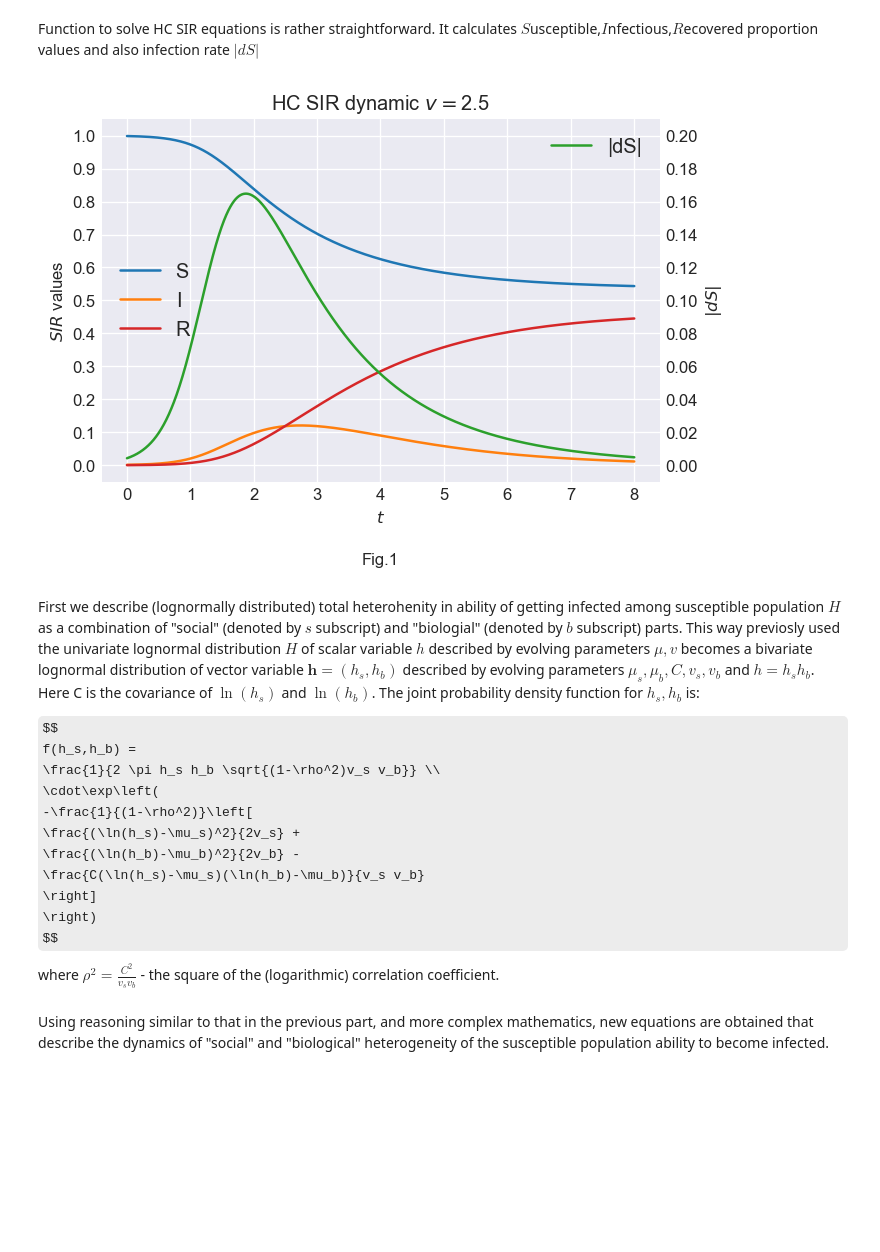
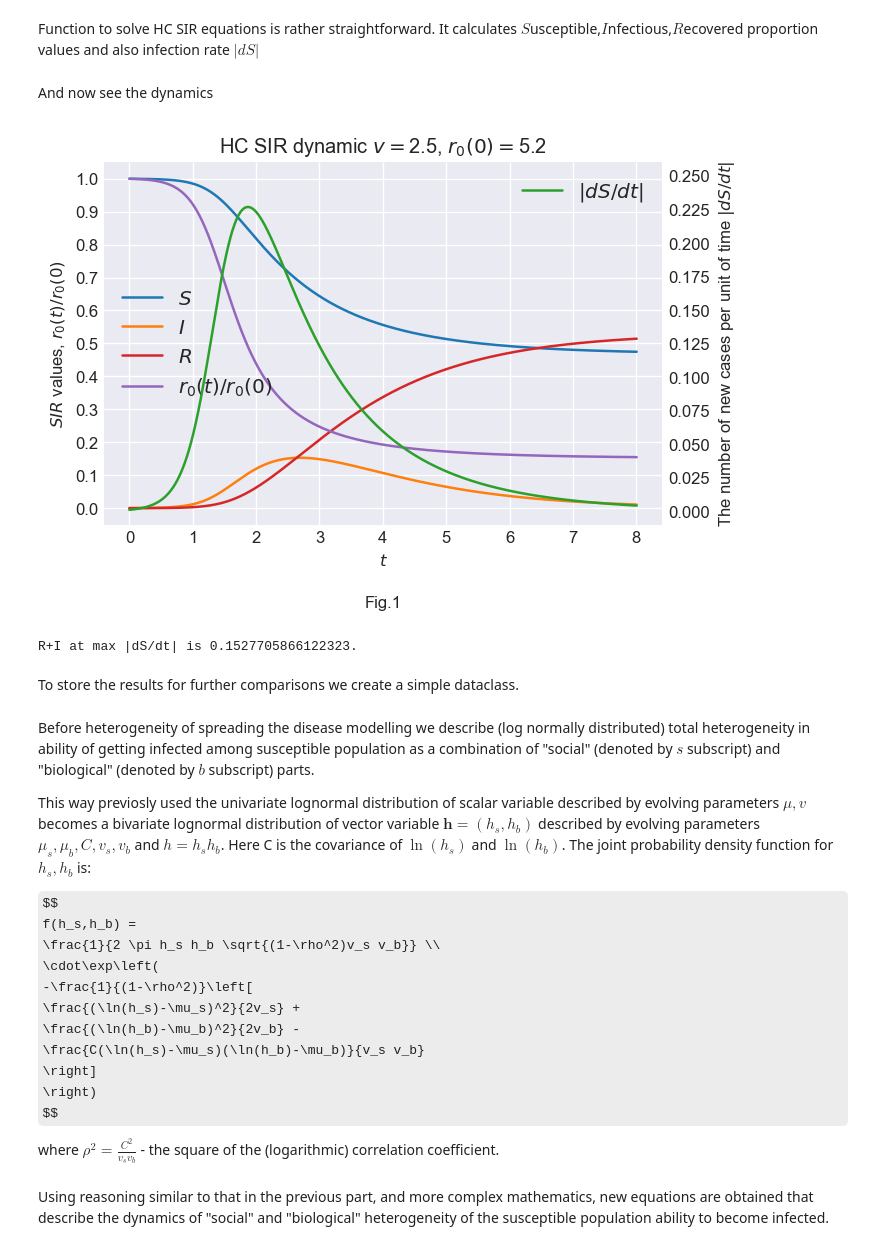
Before and after one commit to ivvaan/A-disease-spread-inhomogeneous-models, a Jupyter notebook: city_level_spread_dymamic/2_heterogeneity_in_spreading_the_disease.ipynb, the cells around one changed output. Saved outputs shown, nothing was run; the diff lists cells and outputs as text; code cells hidden in the pictures; some formulas as TeX source; blank space fills up the shorter version.

Commit message:
Heterogenity in spreading mostly done

```diff
--- a/city_level_spread_dymamic/2_heterogeneity_in_spreading_the_disease.ipynb
+++ b/city_level_spread_dymamic/2_heterogeneity_in_spreading_the_disease.ipynb
@@ -40,8 +40,12 @@ def M(mu,v):return np.exp(mu+0.5*v)
 # %% [markdown]
 Function to solve HC SIR equations is rather straightforward. It calculates $S$usceptible,$I$nfectious,$R$ecovered proportion values and also infection rate $|dS|$
 # %%
-def HC_SIR(r0,I0,v0):
-    α=r0/M(0.0,v0)
+def HC_SIR(r0_0,I0,v0):
+    '''
+    Heterogeneous in Catching
+    SIR model
+    '''
+    α=r0_0/M(0.0,v0)
 
     def ODE(y,t):
         S,I,mu,v=y
@@ -58,5 +62,7 @@ def HC_SIR(r0,I0,v0):
 
     sol = odeint(ODE,y0, m_t).T
     dS=-ODE(sol,m_t)[0]
-    S,I,R=sol[0],sol[1],1.0-sol[0]-sol[1]
-    return S,I,R,dS
+    S,I,mu,v=sol
+    R=1.0-S-I
+    r0norm=α*M(mu,v)/r0_0
+    return S,I,R,dS,r0norm
@@ -65,30 +69,34 @@ And now see the dynamics
+# %% [markdown]
+And now see the dynamics
 # %%
 v0=2.5
-r0=4.2
-I0=0.001
-S,I,R,dS= HC_SIR(r0,I0,v0)
+r0_0=5.2
+I0=0.0002
+S,I,R,dS,r0norm= HC_SIR(r0_0,I0,v0)
 
 fig, ax = plt.subplots(dpi=120)
-plt.plot(m_t, S, color='C0', label=f'S')
-plt.plot(m_t, I,color='C1', label=f'I')
-plt.plot(m_t, R,color='C3', label=f'R')
+plt.plot(m_t, S, color='C0', label=f'$S$')
+plt.plot(m_t, I,color='C1', label=f'$I$')
+plt.plot(m_t, R,color='C3', label=f'$R$')
+plt.plot(m_t, r0norm,color='C4', label=f'$r_0(t)/r_0(0)$')
 ax.set_ylim([-0.05,1.05])
 ax.yaxis.set_major_locator(ticker.MultipleLocator(0.1))
-ax.set_ylabel(f'$SIR$ values')
+ax.set_ylabel(f'$SIR$ values, $r_0(t)/r_0(0)$')
 plt.legend(loc='center left')
 plt.xlabel(f'$t$')
 ax2 = ax.twinx()
-plt.plot(m_t, dS, color='C2', label=f'|dS|')
-ax2.set_ylim([-0.01,0.21])
-ax2.yaxis.set_major_locator(ticker.MultipleLocator(0.02))
+plt.plot(m_t, dS, color='C2', label=f'$|dS/dt|$')
+ax2.set_ylim([-0.01,0.26])
+ax2.yaxis.set_major_locator(ticker.MultipleLocator(0.025))
 ax2.grid(False)
-ax2.set_ylabel(f'$|dS|$')
+ax2.set_ylabel(f'The number of new cases per unit of time $|dS/dt|$')
 plt.legend(loc='upper right')
-plt.title(f'HC SIR dynamic $v=${v0}')
+plt.title(f'HC SIR dynamic $v=${v0}, $r_0(0)=${r0_0}')
 ax.text(4,-.3, 'Fig.1', ha='center')
-
-
-
 plt.show()
+print(f'R+I at max |dS/dt| is {(R+I)[np.argmax(dS)]}.')
 # %% [output]
-[figure, old version]
+[figure, new version]
+R+I at max |dS/dt| is 0.1527705866122323.
+# %% [markdown]
+To store the results for further comparisons we create a simple dataclass.
@@ -95,5 +112,7 @@ plt.show()
 # %% [markdown]
-First we describe (lognormally distributed) total heterohenity in ability of getting infected among susceptible population $H$ as a combination of "social" (denoted by $s$ subscript) and "biologial" (denoted by $b$ subscript) parts. This way previosly used the univariate lognormal distribution $H$ of scalar variable $h$ described by evolving parameters $\mu,v$ becomes a bivariate lognormal distribution of vector variable $\mathbf{h}=(h_s,h_b)$ described by evolving parameters $\mu_s,\mu_b,C,v_s,v_b$ and $h=h_s h_b$. Here C is the covariance of $\ln(h_s)$ and $\ln(h_b)$.  The joint probability density function for $h_s,h_b$ is:
+Before heterogeneity of spreading the disease modelling we describe (log normally distributed) total heterogeneity in ability of getting infected among susceptible population as a combination of "social" (denoted by $s$ subscript) and "biological" (denoted by $b$ subscript) parts.
+
+This way previosly used the univariate lognormal distribution of scalar variable described by evolving parameters $\mu,v$ becomes a bivariate lognormal distribution of vector variable $\mathbf{h}=(h_s,h_b)$ described by evolving parameters $\mu_s,\mu_b,C,v_s,v_b$ and $h=h_s h_b$. Here C is the covariance of $\ln(h_s)$ and $\ln(h_b)$.  The joint probability density function for $h_s,h_b$ is:
 
 $$
     f(h_s,h_b) =
```
Also changed, not shown: parts of 20 cells of this notebook, 1 other file.
